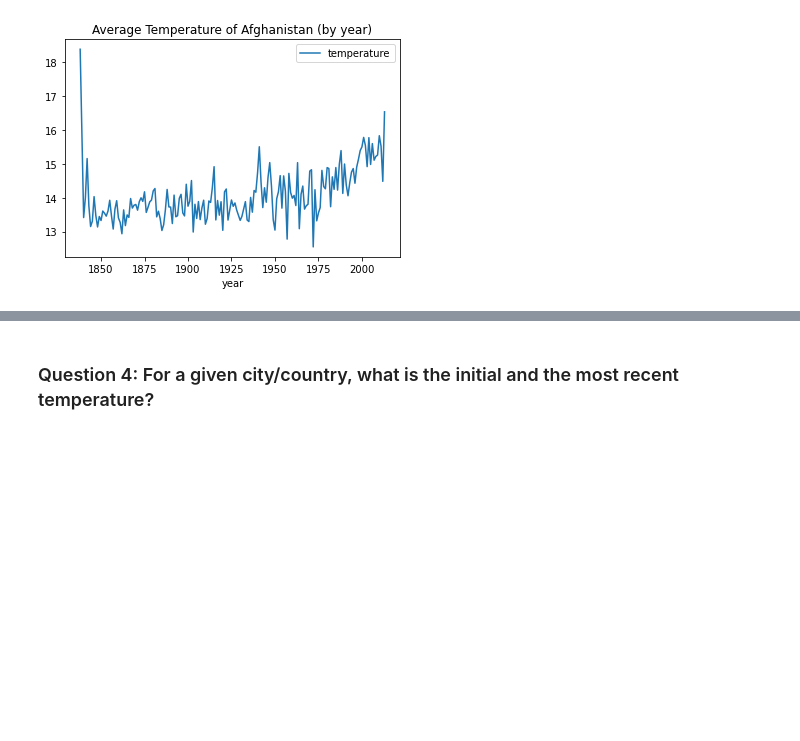
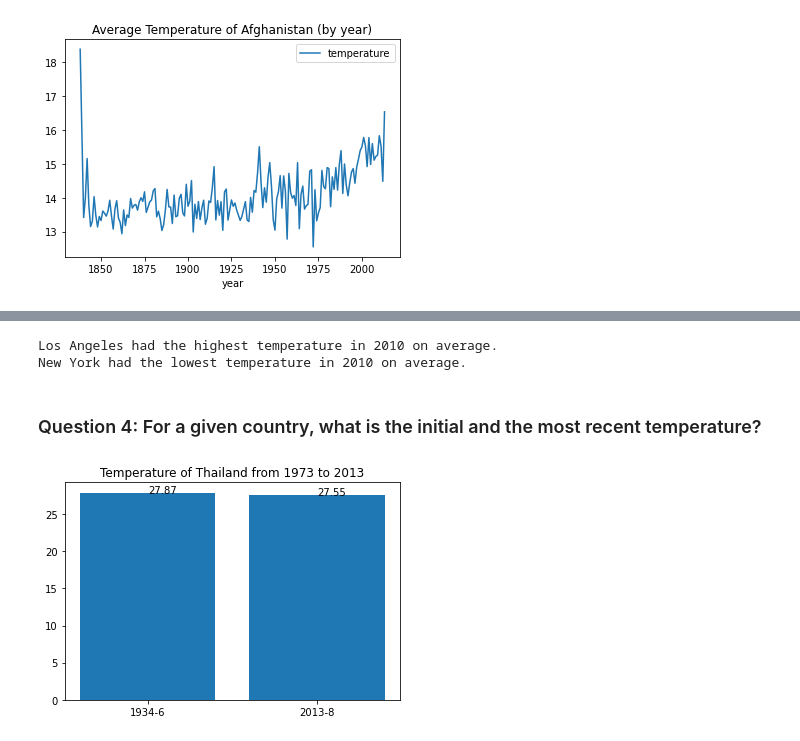
Before and after one commit to nogibjj/data-query-microservice-api, a Jupyter notebook: 10_Code/EDA_Q1.ipynb, the cells around one changed output, grey strips where cells are left out. Saved outputs shown, nothing was run; the diff lists cells and outputs as text; code cells hidden in the pictures; blank space fills up the shorter version.

```diff
--- a/10_Code/EDA_Q1.ipynb
+++ b/10_Code/EDA_Q1.ipynb
@@ -96,2 +110,43 @@ df_country.drop_duplicates(
+# %%
+year_q3 = 2010
+country_q3 = 'United States'
+df_country_4 = df_country_4.sort_values(by=['dt'], ascending=True)
+df_country_4 = df_country_4.replace(to_replace='', value = np.nan,regex=True)
+df_country_4 = df_country_4.dropna()
+df_country_4['year'] = df_country_4['dt'].str[:4].astype(int)
+df_country_4['averagetemperature'] = df_country_4['averagetemperature'].astype(float)
+df_country_4['temperature'] = df_country_4.groupby(['year', 'city'])['averagetemperature'].transform('mean')
+highest = df_country_4[df_country_4["year"] == year_q3].sort_values(by=['temperature'], ascending=False).head(1)
+lowest = df_country_4[df_country_4["year"] == year_q3].sort_values(by=['temperature'], ascending=True).head(1)
+highest_city = highest['city'].values[0]
+lowest_city = lowest['city'].values[0]
+print(str(highest_city) + ' had the highest temperature in ' + str(year_q3) + ' on average.')
+print(str(lowest_city) + ' had the lowest temperature in ' + str(year_q3) + ' on average.')
+# %% [output]
+Los Angeles had the highest temperature in 2010 on average.
+New York had the lowest temperature in 2010 on average.
 # %% [markdown]
-### Question 4: For a given city/country, what is the initial and the most recent temperature?
+### Question 4: For a given country, what is the initial and the most recent temperature?
+# %%
+cursor.execute("SELECT * FROM import.globaltemperaturesbycountry where country = 'Thailand';")
+thailand_data = cursor.fetchall()
+df_country_5 = pd.DataFrame(thailand_data, columns=[desc[0] for desc in cursor.description])
+# %%
+country_q4 = 'Thailand'
+df_country_5 = df_country_5.sort_values(by=['dt'], ascending=True)
+df_country_5 = df_country_5.replace(to_replace='', value = np.nan,regex=True)
+df_country_5 = df_country_5.dropna()
+df_country_5['year'] = df_country_5['dt'].str[:4].astype(int)
+df_country_5['month'] = df_country_5['dt'].str[5:7].astype(int)
+df_country_5['averagetemperature'] = df_country_5['averagetemperature'].astype(float)
+initial = df_country_5.loc[0, 'averagetemperature']
+initial_month = str(df_country_5.loc[0, 'year']) + '-' + str(df_country_5.loc[0, 'month'])
+recent = df_country_5.iloc[-1]['averagetemperature']
+recent_month = str(df_country_5.iloc[-1]['year']) + '-' + str(df_country_5.iloc[-1]['month'])
+plt.bar([initial_month, recent_month], [initial, recent])
+plt.title("Temperature of " + country_q4 + ' from ' + str(initial_year) + ' to ' + str(recent_year))
+for index, value in enumerate([initial, recent]):
+    plt.text(index, value, np.round(value, 2))
+plt.show()
+# %% [output]
+[figure, added]
```
Also changed, not shown: parts of 13 cells of this notebook.
